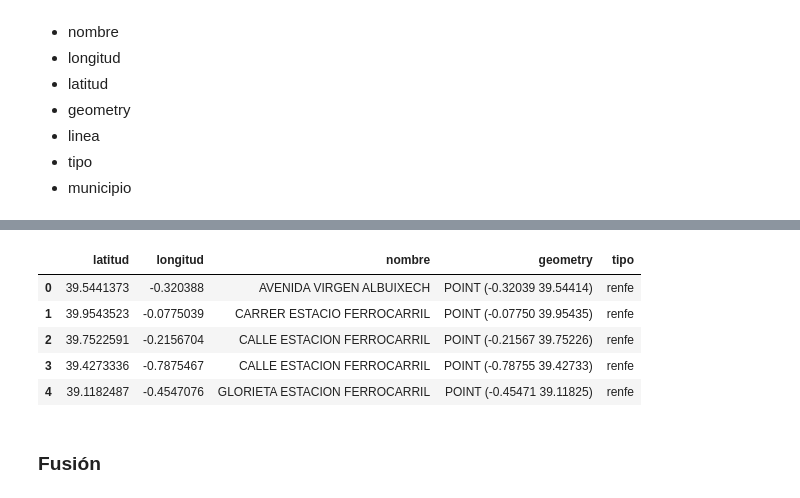
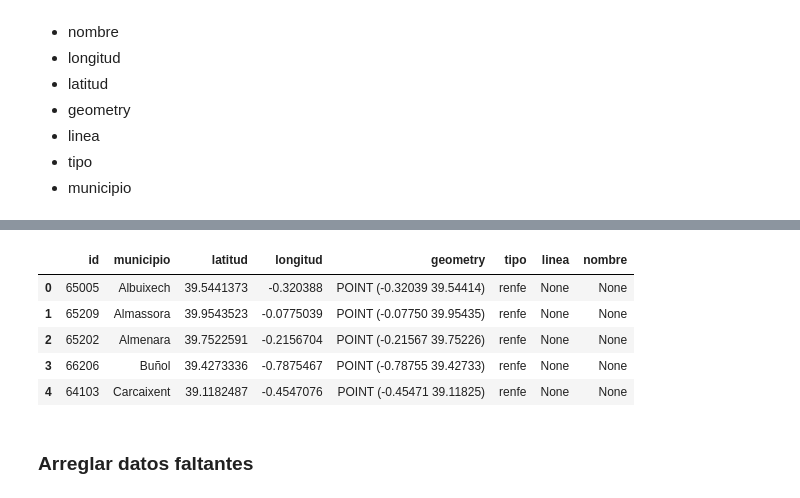
Before and after one commit to aitanarules/codeday, a Jupyter notebook: Data wrangling.ipynb, the cells around one changed output, grey strips where cells are left out. Drawn from its saved outputs; the diff is of its cells as text; code cells hidden in the pictures.

```diff
--- a/Data wrangling.ipynb
+++ b/Data wrangling.ipynb
@@ -117,18 +118,35 @@ def coordenadas_lat(x):
     if x is not None:
         return x['lat']
 
+def capitalizar(s):
+    if s.find("'")!=-1:
+        s = s[0].upper()+s[1]+s[2].upper()+s[3:].lower()
+    else:
+        s = s[0].upper() + s[1:].lower()
+    return s
+
+# Añadir columnas
 gdf_emt['longitud'] = list(map(coordenadas_long, gdf_emt.geo_point_2d))
 gdf_emt['latitud'] = list(map(coordenadas_lat, gdf_emt.geo_point_2d))
+gdf_emt['linea'] = None
 
+# Quitar filas
 filas_eliminar = gdf_emt[gdf_emt['transporte']!='emt'].index
 gdf_emt.drop(filas_eliminar, axis=0, inplace=True)
 
-columnas_eliminar = ['stop_id', 'geo_point_2d', 'geo_shape', 'codbarrio', 'coddistbar', 'coddistrit', 'codbar', 'stop_desc', 'x', 'y', 'zone_id']
+# Quitar columnas
+columnas_eliminar = ['geo_point_2d', 'geo_shape', 'codbarrio', 'coddistbar', 'coddistrit', 'codbar', 'stop_desc', 'x', 'y', 'zone_id']
 gdf_emt.drop(columnas_eliminar, axis=1, inplace=True)
 
-# gdf_emt.rename(columns={'stop_id': 'id'}, inplace=True)
+# Renombrar columnas
+gdf_emt.rename(columns={'stop_id': 'id'}, inplace=True)
 gdf_emt.rename(columns={'stop_name': 'direccion'}, inplace=True)
 gdf_emt.rename(columns={'transporte': 'tipo'}, inplace=True)
+gdf_emt.rename(columns={'nombre': 'municipio'}, inplace=True)
+gdf_emt.rename(columns={'direccion': 'nombre'}, inplace=True)
+
+# Modificar columna
+gdf_emt['municipio'] = list(map(capitalizar, gdf_emt.municipio))
 
 gdf_emt.head()
 # %% [output]
@@ -141,20 +159,38 @@ gdf_emt.head()
 # %%
 # Renfe
 
-columnas_eliminar = ['geo_point_2d', 'geo_shape', 'descripci', 'codi' ]
+def capitalizar(s):
+    if s is not None:
+        if s.find("'")!=-1:
+            s = s[0].upper()+s[1]+s[2].upper()+s[3:].lower()
+        else:
+            s = s[0].upper() + s[1:].lower()
+        return s
+
+# Eliminar columnas
+columnas_eliminar = ['geo_point_2d', 'geo_shape', 'direcci']
 gdf_ren.drop(columnas_eliminar, axis=1, inplace=True)
 
-gdf_ren.rename(columns={'direcci': 'nombre'}, inplace=True)
+# Renombrar columnas
+gdf_ren.rename(columns={'codi': 'id'}, inplace=True)
+gdf_ren.rename(columns={'descripci': 'municipio'}, inplace=True)
 
+# Añadir columnas
 gdf_ren['tipo'] = 'renfe'
+gdf_ren['linea'] = None
+gdf_ren['nombre'] = None
+
+# Modificar columnas
+gdf_ren['municipio'] = list(map(capitalizar, gdf_ren.municipio))
+
 
 gdf_ren.head()
 # %% [output]
-|  | latitud | longitud | nombre | geometry | tipo |
-| 0 | 39.5441373 | -0.320388 | AVENIDA VIRGEN ALBUIXECH | POINT (-0.32039 39.54414) | renfe |
-| 1 | 39.9543523 | -0.0775039 | CARRER ESTACIO FERROCARRIL | POINT (-0.07750 39.95435) | renfe |
-| 2 | 39.7522591 | -0.2156704 | CALLE ESTACION FERROCARRIL | POINT (-0.21567 39.75226) | renfe |
-| 3 | 39.4273336 | -0.7875467 | CALLE ESTACION FERROCARRIL | POINT (-0.78755 39.42733) | renfe |
-| 4 | 39.1182487 | -0.4547076 | GLORIETA ESTACION FERROCARRIL | POINT (-0.45471 39.11825) | renfe |
+|  | id | municipio | latitud | longitud | geometry | tipo | linea | nombre |
+| 0 | 65005 | Albuixech | 39.5441373 | -0.320388 | POINT (-0.32039 39.54414) | renfe | None | None |
+| 1 | 65209 | Almassora | 39.9543523 | -0.0775039 | POINT (-0.07750 39.95435) | renfe | None | None |
+| 2 | 65202 | Almenara | 39.7522591 | -0.2156704 | POINT (-0.21567 39.75226) | renfe | None | None |
+| 3 | 66206 | Buñol | 39.4273336 | -0.7875467 | POINT (-0.78755 39.42733) | renfe | None | None |
+| 4 | 64103 | Carcaixent | 39.1182487 | -0.4547076 | POINT (-0.45471 39.11825) | renfe | None | None |
 # %% [markdown]
-### Fusión
+### Arreglar datos faltantes
```
Also changed, not shown: parts of 12 cells of this notebook.
